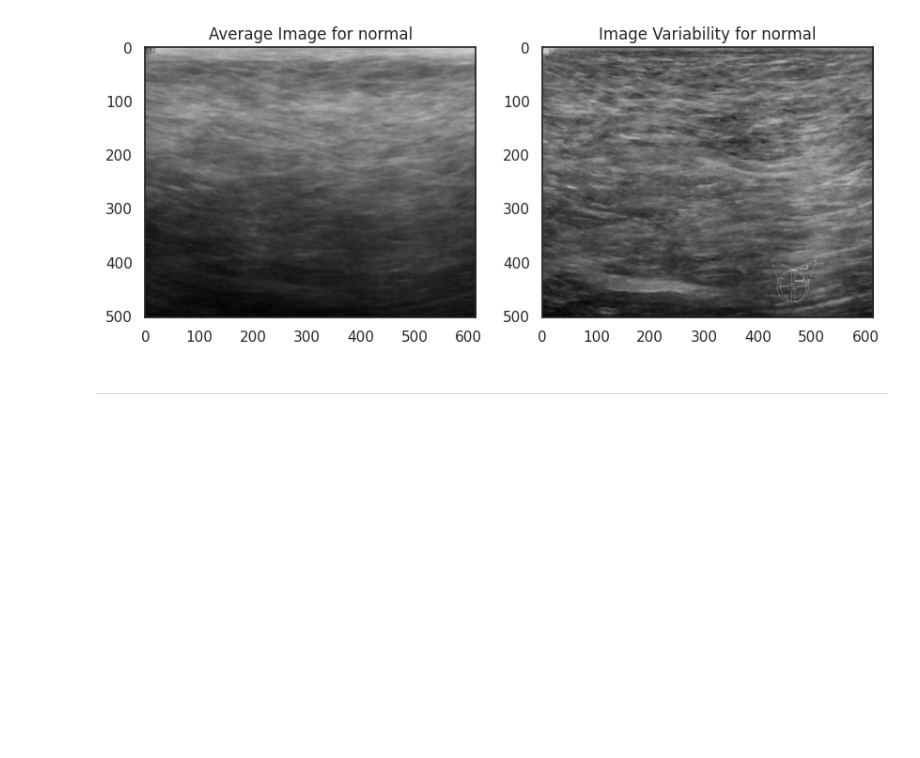
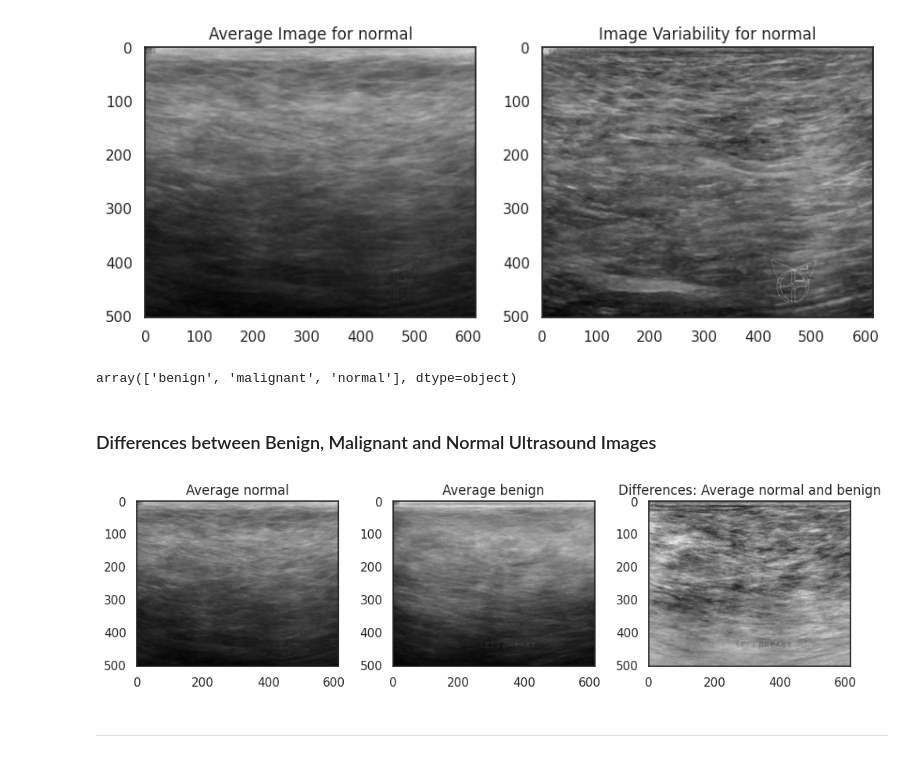
Before and after one commit to Hasmelash95/breast-cancer-detection, a Jupyter notebook: jupyter_notebooks/DataVisualization.ipynb, the cells around one changed output. Saved outputs shown, nothing was run; the diff lists cells and outputs as text; code cells hidden in the pictures; blank space fills up the shorter version.

Commit message:
Plot the average image and image variability and differences

```diff
--- a/jupyter_notebooks/DataVisualization.ipynb
+++ b/jupyter_notebooks/DataVisualization.ipynb
@@ -194,6 +195,51 @@ Image shape: (503, 615, 1)
 Label: normal
 Image shape: (503, 615, 1)
 [figure]
+# %%
+np.unique(y)
+# %% [output]
+array(['benign', 'malignant', 'normal'], dtype=object)
+# %% [markdown]
+### Differences between Benign, Malignant and Normal Ultrasound Images
+# %%
+def subset_image_label(X, y, label):
+    y = y.reshape(-1,1,1)
+    boolean_mask = np.any(y==label, axis=1).reshape(-1)
+    df_ultrasound = X[boolean_mask]
+    return df_ultrasound
+
+def differences_between_two_labels(X, y, label_1, label_2, figsize=(10,5), save_image=False):
+    sns.set_style("white")
+
+    if (label_1 not in np.unique(y)) or (label_2 not in np.unique(y)):
+        print(f"Either {label_1} or {label_2} are not in {np_unique(y)}.")
+        return
+
+    # Calculate label 1 mean
+    image_1 = subset_image_label(X, y, label_1)
+    image_1_avg = np.mean(image_1, axis=0)
+
+    # Calculate label 2 mean
+    image_2 = subset_image_label(X, y, label_2)
+    image_2_avg = np.mean(image_2, axis=0)
+
+    differences = image_1_avg - image_2_avg
+    fig, axes = plt.subplots(nrows=1, ncols=3, figsize=figsize)
+    axes[0].set_title(f"Average {label_1}")
+    axes[0].imshow(image_1_avg, cmap="gray")
+    axes[1].set_title(f"Average {label_2}")
+    axes[1].imshow(image_2_avg, cmap="gray")
+    axes[2].set_title(f"Differences: Average {label_1} and {label_2}")
+    axes[2].imshow(differences, cmap="gray")
+    if save_image:
+        plt.savefig(f"{file_path}/variability_{label_1}_{label_2}.png", bbox_inches="tight", dpi=150)
+    else:
+        plt.tight_layout()
+        plt.show()
+# %%
+differences_between_two_labels(X, y, label_1="normal", label_2="benign")
+# %% [output]
+[figure, added]
 # %% [markdown]
 ---
 # %% [markdown]
```
Also changed, not shown: parts of 1 cell of this notebook, 3 other files.
